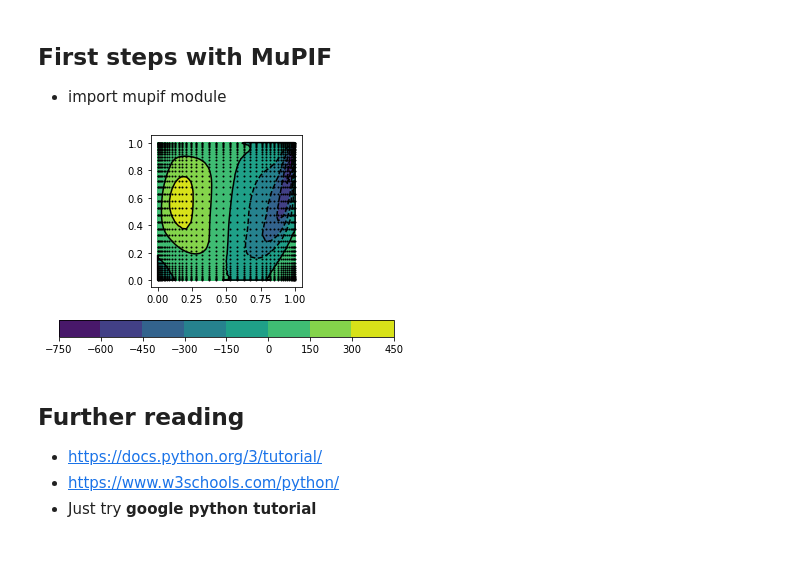
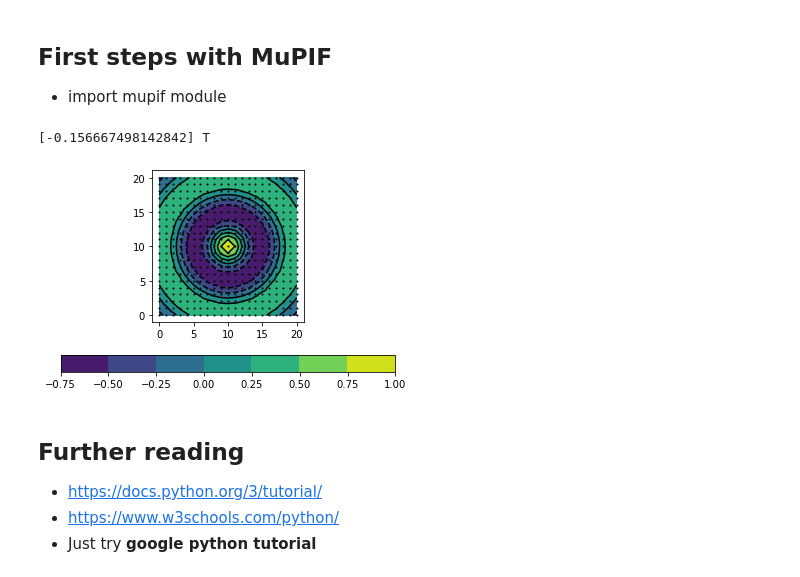
Before and after one commit to mupif/jupyter-demos, a Jupyter notebook: 202103-intro/firstStepsPythonMupif.ipynb, the cells around one changed output. Drawn from its saved outputs; the diff is of its cells as text; code cells hidden in the pictures.

Commit message:
Extended intro (vtk import+basic file operation)

```diff
--- a/202103-intro/firstStepsPythonMupif.ipynb
+++ b/202103-intro/firstStepsPythonMupif.ipynb
@@ -158,11 +158,13 @@ import config
 import mupif as mp
 import util # some demo app to generate sample field
 # %%
-#demoField = util.generateDemoField() #does not work !
-res=mp.field.Field.makeFromMeshioMesh('files/cavity2.out.900.vtk',unit={'FID_Velocity':mp.U['m/s'], 'FID_Pressure':mp.U['Pa']})
-res[0].plot2D(fieldComponent=1)
+# or import vtk field
+res=mp.Field.makeFromMeshioMesh('files/demo.vtu',unit={'FID_Temperature': mp.U['K'],'FieldData':mp.U['K']})
+print(demoField.evaluate((5,5,0)))
+res[0].plot2D()
 # %% [output]
+[-0.156667498142842] T
-[figure, old version]
+[figure, new version]
 # %% [markdown]
 ## Further reading
 
```
Also changed, not shown: parts of 1 cell of this notebook, 1 other file.
